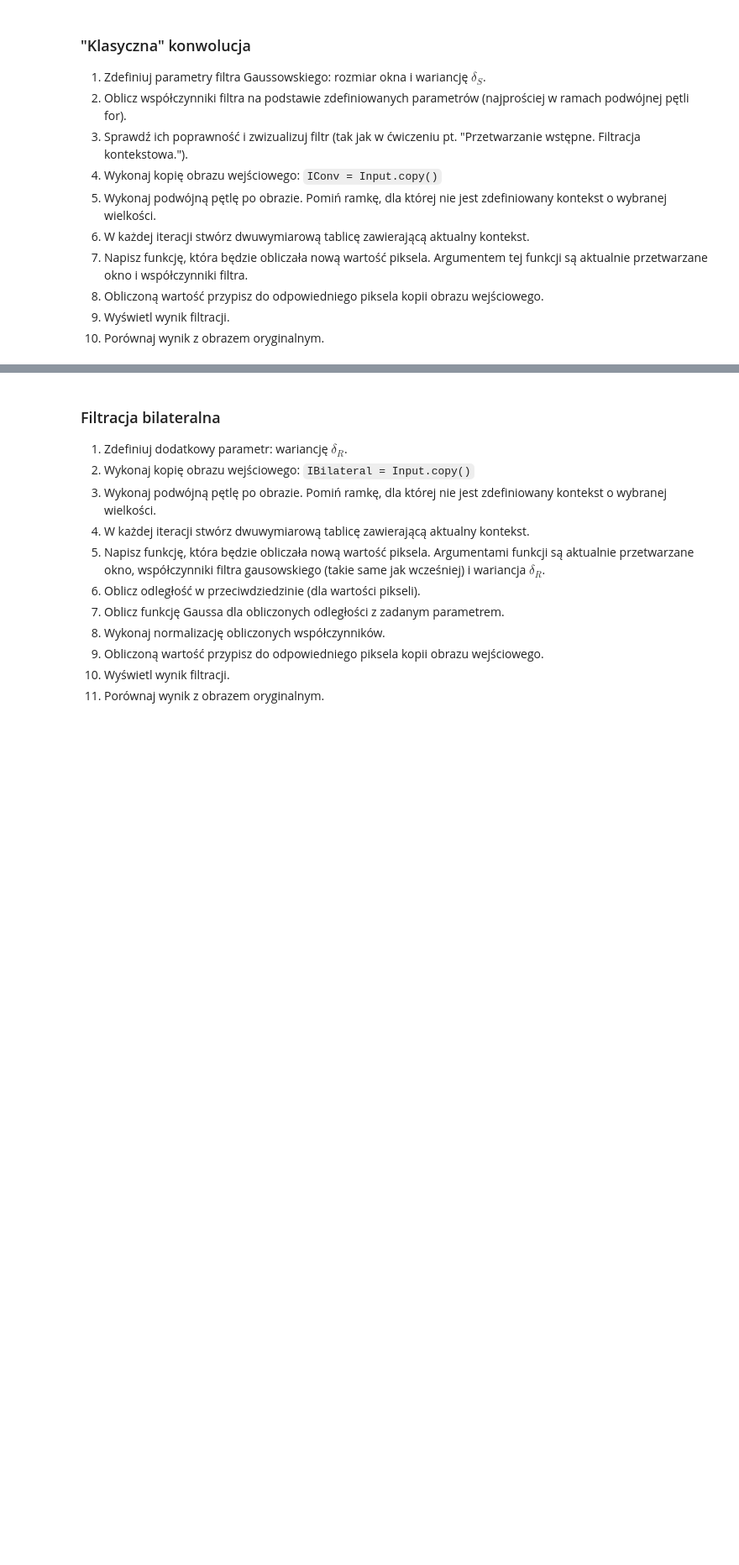
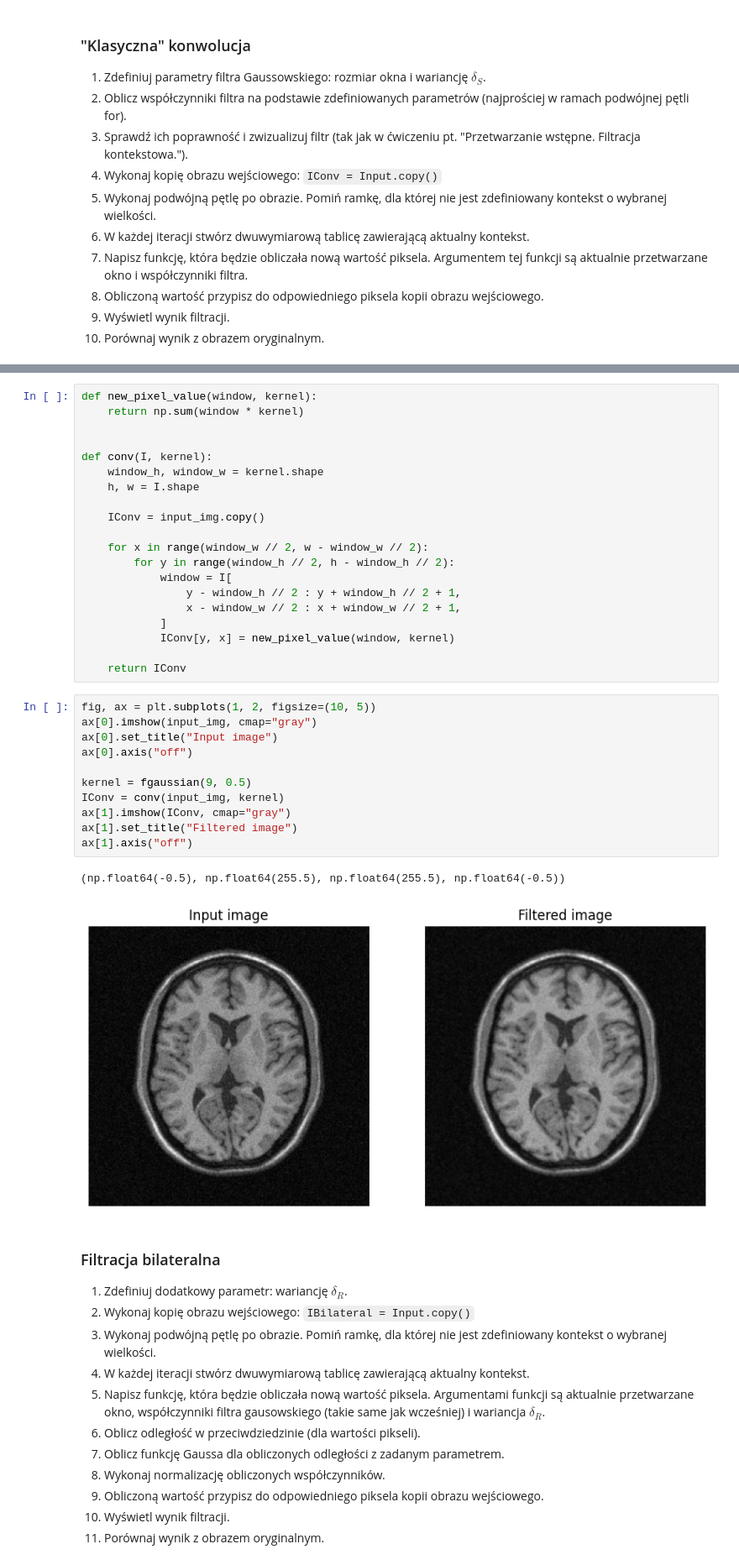
Before and after one commit to lkwinta/Digital-Image-Processing, a Jupyter notebook: lab07/07_bilateral.ipynb, the cells around one changed output, grey strips where cells are left out. Shown at 84% size. Drawn from its saved outputs; the diff is of its cells as text; blank space fills up the shorter version.

```diff
--- a/lab07/07_bilateral.ipynb
+++ b/lab07/07_bilateral.ipynb
@@ -88,3 +128,37 @@ Argumentem tej funkcji są aktualnie przetwarzane okno i współczynniki filtra.
+# %%
+def new_pixel_value(window, kernel):
+    return np.sum(window * kernel)
+
+
+def conv(I, kernel):
+    window_h, window_w = kernel.shape
+    h, w = I.shape
+
+    IConv = input_img.copy()
+
+    for x in range(window_w // 2, w - window_w // 2):
+        for y in range(window_h // 2, h - window_h // 2):
+            window = I[
+                y - window_h // 2 : y + window_h // 2 + 1,
+                x - window_w // 2 : x + window_w // 2 + 1,
+            ]
+            IConv[y, x] = new_pixel_value(window, kernel)
+
+    return IConv
+# %%
+fig, ax = plt.subplots(1, 2, figsize=(10, 5))
+ax[0].imshow(input_img, cmap="gray")
+ax[0].set_title("Input image")
+ax[0].axis("off")
+
+kernel = fgaussian(9, 0.5)
+IConv = conv(input_img, kernel)
+ax[1].imshow(IConv, cmap="gray")
+ax[1].set_title("Filtered image")
+ax[1].axis("off")
+# %% [output]
+(np.float64(-0.5), np.float64(255.5), np.float64(255.5), np.float64(-0.5))
+[figure, added]
 # %% [markdown]
 ### Filtracja bilateralna
 
```
Also changed, not shown: parts of 6 cells of this notebook, 2 other files.
